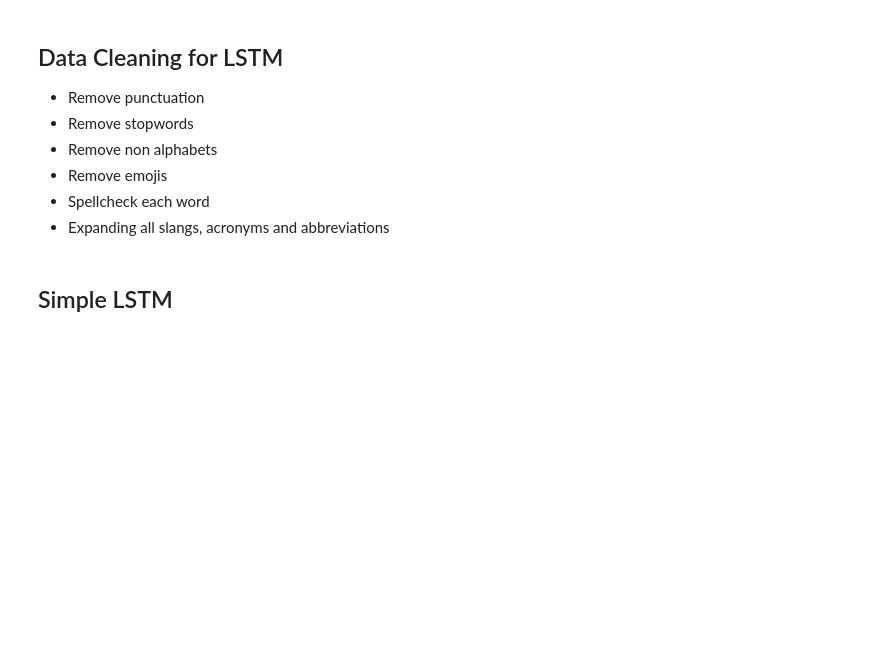
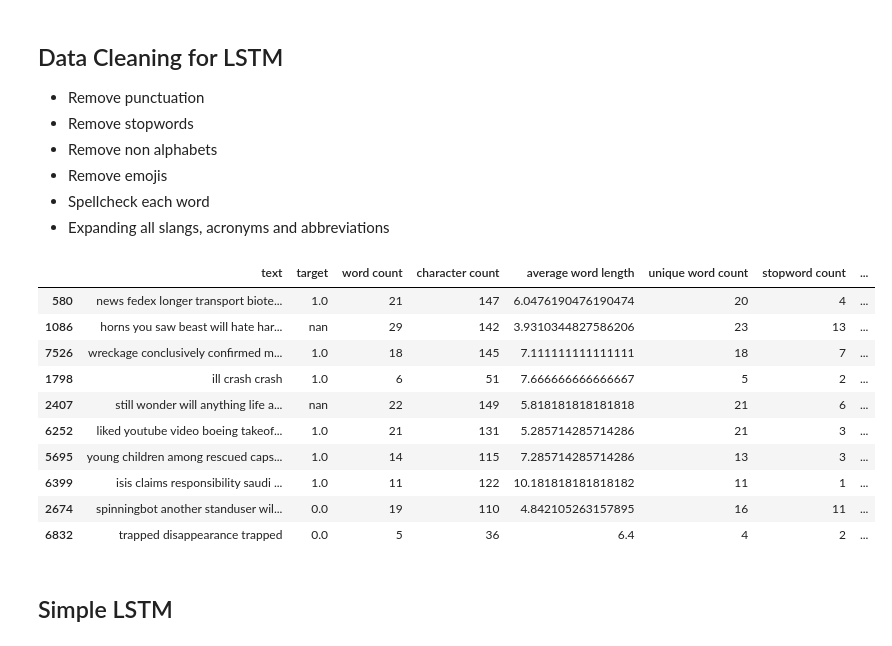
Before and after one commit to pranshudiwan/NLP_CS_6200, a Jupyter notebook: NLP_LSTM.ipynb, the cells around one changed output. Saved outputs shown, nothing was run; the diff lists cells and outputs as text; code cells hidden in the pictures; blank space fills up the shorter version.

```diff
--- a/NLP_LSTM.ipynb
+++ b/NLP_LSTM.ipynb
@@ -62,16 +72,2 @@ test_data['keyword'] = test_data['keyword'].fillna('unknown')
 # %% [markdown]
 ##Single DataFrame
-# %%
-#add keyword to tweets
-train_data['text'] = train_data['text'] + ' ' + train_data['keyword']
-test_data['text'] = test_data['text'] + ' ' + test_data['keyword']
-
-test_id = test_data['id']
-
-#drop from train and test
-columns = {'id', 'location', 'keyword'}
-train = train_data.drop(columns = columns)
-test = test_data.drop(columns = columns)
-
-
-combined = train.append(test)
@@ -496,19 +507,43 @@ def expand_slang_abbr_acronyms(text):
         text = sample_abbr_pattern.sub(lambda x: sample_abbr[x.group()], text)
 
         return text
+# %%
+total['word count'] = total['text'].apply(lambda x: len(x.split()))
+total['character count'] = total['text'].apply(lambda x: len(x))
+def average_word_length(x):
+    x = x.split()
+    return np.mean([len(i) for i in x])
+
+total['average word length'] = total['text'].apply(average_word_length)
+total['unique word count'] = total['text'].apply(lambda x: len(set(x.split())))
+total['stopword count'] = total['text'].apply(lambda x: len([i for i in x.lower().split() if i in wordcloud.STOPWORDS]))
+total['stopword ratio'] = total['stopword count'] / total['word count']
+total['punctuation count'] = total['text'].apply(lambda x: len([i for i in str(x) if i in string.punctuation]))
 # %%
 # CLEAN DATA
 
 #making the string lower case
-combined = combined.apply(lambda x: x.astype(str).str.lower())
-combined['text'] = combined['text'].apply(remove_punctuation)
-combined['text'] = combined['text'].apply(remove_stopwords)
-combined['text'] = combined['text'].apply(remove_non_alphabet)
-combined['text'] = combined['text'].apply(correct_spellings)
-combined['text'] = combined['text'].apply(lambda x: remove_emoji(x))
-combined["text"] = combined["text"].apply(lambda x: expand_slang_abbr_acronyms(x))
+total = total.apply(lambda x: x.astype(str).str.lower())
+total['text'] = total['text'].apply(remove_punctuation)
+total['text'] = total['text'].apply(remove_stopwords)
+total['text'] = total['text'].apply(remove_non_alphabet)
+#total['text'] = total['text'].apply(correct_spellings)
+total['text'] = total['text'].apply(lambda x: remove_emoji(x))
+total["text"] = total["text"].apply(lambda x: expand_slang_abbr_acronyms(x))
 
-combined.sample(10)
+total.sample(10)
+# %% [output]
+|  | text | target | word count | character count | average word length | unique word count | stopword count | ... |
+| 580 | news fedex longer transport biote... | 1.0 | 21 | 147 | 6.0476190476190474 | 20 | 4 | ... |
+| 1086 | horns you saw beast will hate har... | nan | 29 | 142 | 3.9310344827586206 | 23 | 13 | ... |
+| 7526 | wreckage conclusively confirmed m... | 1.0 | 18 | 145 | 7.111111111111111 | 18 | 7 | ... |
+| 1798 | ill crash crash | 1.0 | 6 | 51 | 7.666666666666667 | 5 | 2 | ... |
+| 2407 | still wonder will anything life a... | nan | 22 | 149 | 5.818181818181818 | 21 | 6 | ... |
+| 6252 | liked youtube video boeing takeof... | 1.0 | 21 | 131 | 5.285714285714286 | 21 | 3 | ... |
+| 5695 | young children among rescued caps... | 1.0 | 14 | 115 | 7.285714285714286 | 13 | 3 | ... |
+| 6399 | isis claims responsibility saudi ... | 1.0 | 11 | 122 | 10.181818181818182 | 11 | 1 | ... |
+| 2674 | spinningbot another standuser wil... | 0.0 | 19 | 110 | 4.842105263157895 | 16 | 11 | ... |
+| 6832 | trapped disappearance trapped | 0.0 | 5 | 36 | 6.4 | 4 | 2 | ... |
 # %% [markdown]
 ## Simple LSTM
 # %%
```
Also changed, not shown: parts of 31 cells of this notebook.
